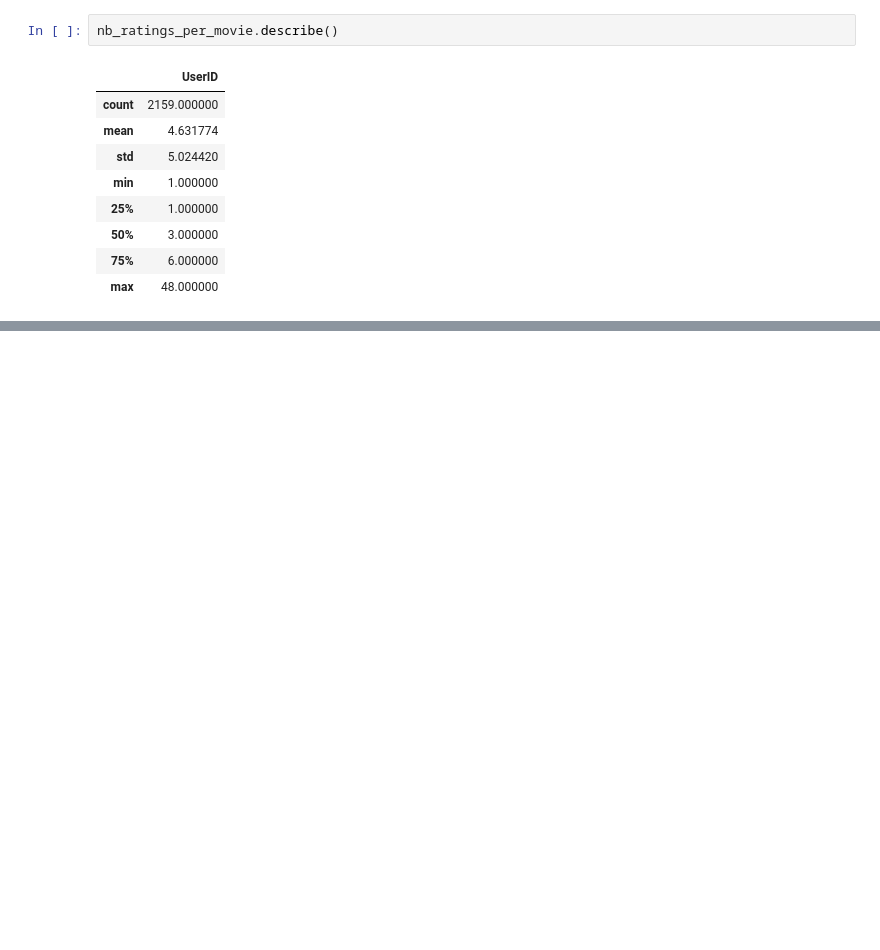
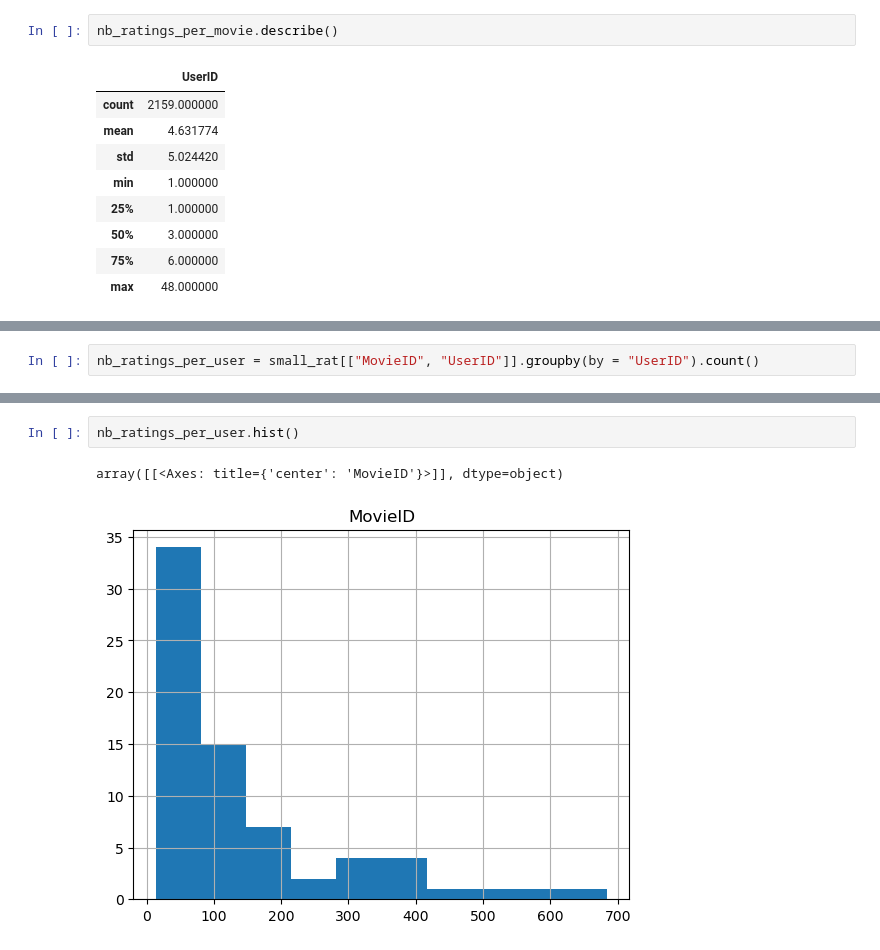
Before and after one commit to smazoyerdatascience/Recommender_systems, a Jupyter notebook: Notebooks/EDA_ratings.ipynb, the cells around one changed output, grey strips where cells are left out. Drawn from its saved outputs; the diff is of its cells as text; blank space fills up the shorter version.

```diff
--- a/Notebooks/EDA_ratings.ipynb
+++ b/Notebooks/EDA_ratings.ipynb
@@ -83,0 +109,2 @@ nb_ratings_per_movie.describe()
+# %%
+nb_ratings_per_user = small_rat[["MovieID", "UserID"]].groupby(by = "UserID").count()
@@ -83,0 +123,5 @@ nb_ratings_per_movie.describe()
+# %%
+nb_ratings_per_user.hist()
+# %% [output]
+array([[<Axes: title={'center': 'MovieID'}>]], dtype=object)
+[figure, added]
```
Also changed, not shown: parts of 9 cells of this notebook.
